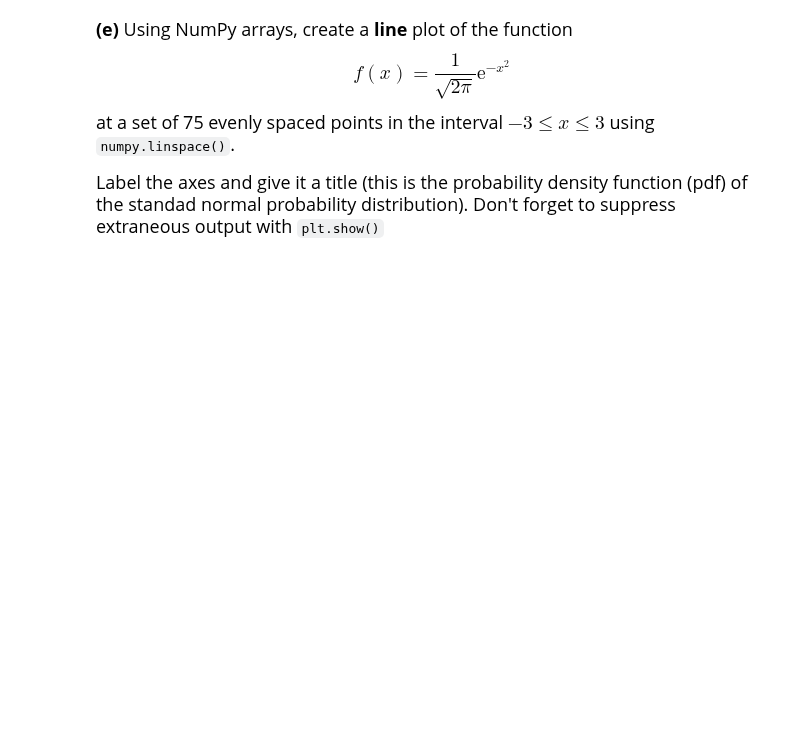
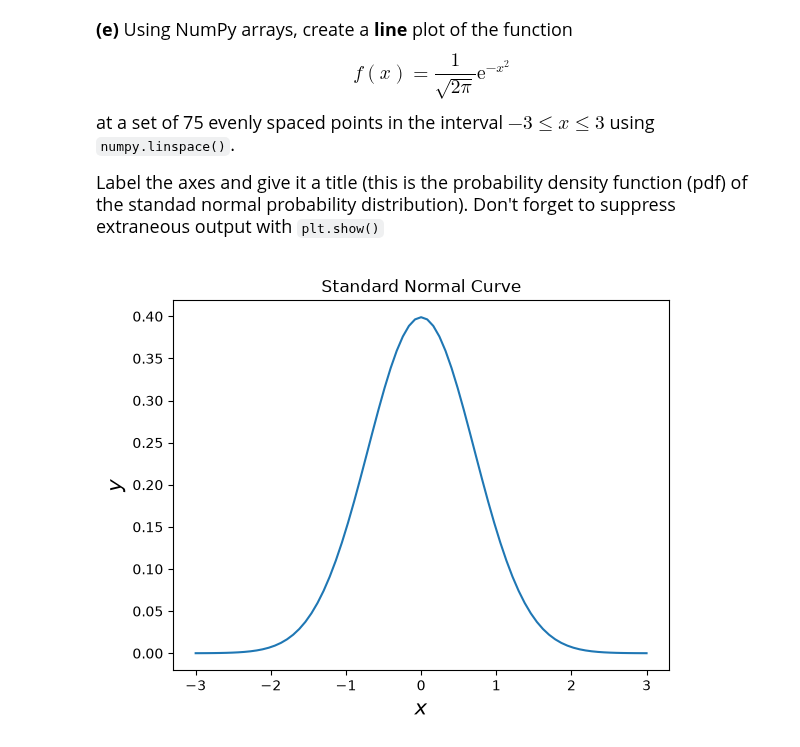
Before and after one commit to alexrabkin1599-crypto/datasci151fall2026, a Jupyter notebook: _assignments/assignment_3/Assignment3.ipynb, the cells around one changed output. Drawn from its saved outputs; the diff is of its cells as text; code cells hidden in the pictures; blank space fills up the shorter version.

```diff
--- a/_assignments/assignment_3/Assignment3.ipynb
+++ b/_assignments/assignment_3/Assignment3.ipynb
@@ -146,3 +180,17 @@ at a set of 75 evenly spaced points in the interval $-3 \leq x \leq 3$ using `nu
 Label the axes and give it a title (this is the probability density function (pdf) of the standad normal probability distribution). Don't forget to suppress extraneous output with `plt.show()`
 # %%
 # your code here
+import matplotlib.pyplot as plt
+import numpy as np
+
+x = np.linspace(-3, 3, 75)
+
+y = (1/(np.sqrt(2*np.pi)))*np.e**(-x**2)
+
+plt.plot(x, y)
+plt.xlabel("$x$", fontsize = 15)
+plt.ylabel("$y$", fontsize = 15)
+plt.title("Standard Normal Curve")
+plt.show()
+# %% [output]
+[figure, added]
```
Also changed, not shown: parts of 5 cells of this notebook, 12 other files.
